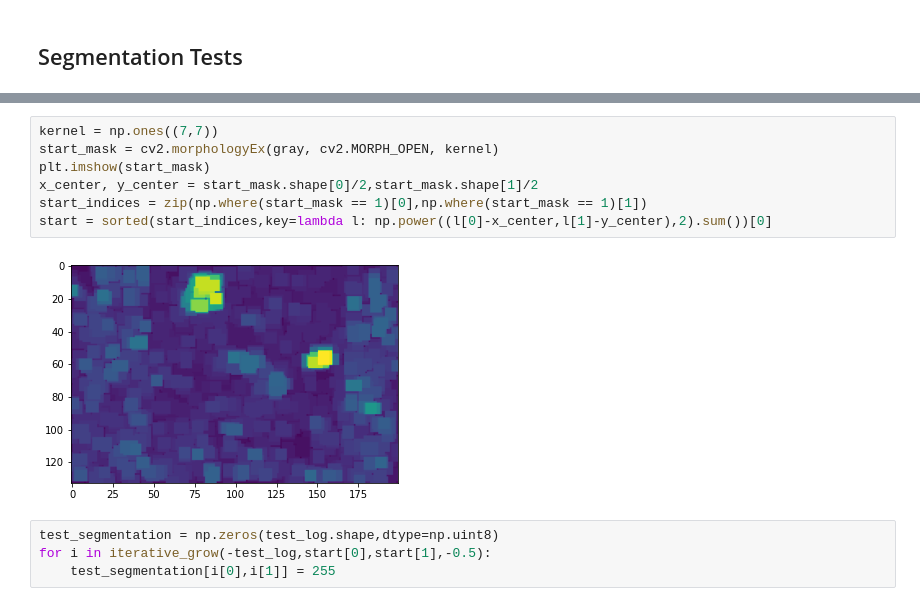
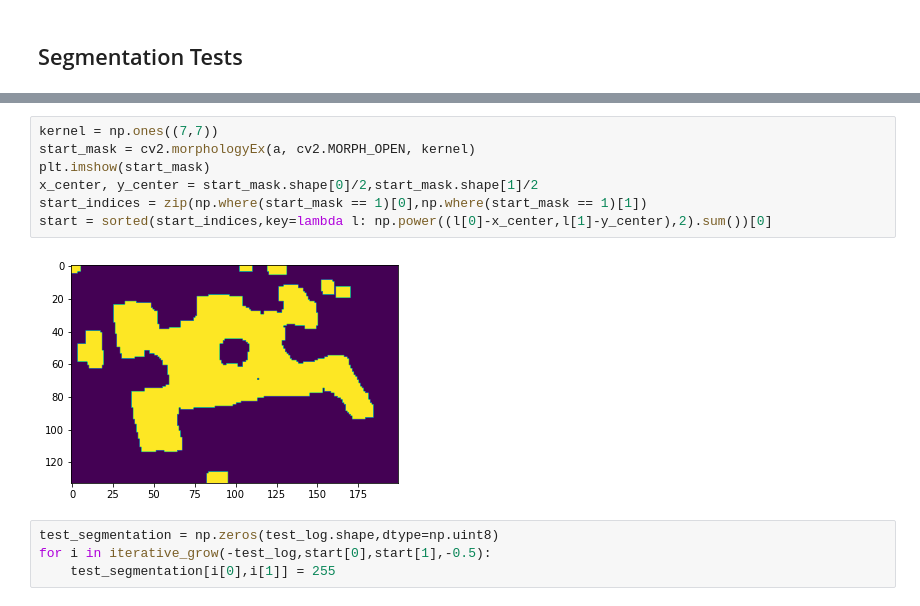
Before and after one commit to JerBaf/EE-451-labs, a Jupyter notebook: final_project/Jeremy_test.ipynb, the cells around one changed output, grey strips where cells are left out. Cells and saved outputs as stored; diff of their text form.

```diff
--- a/final_project/Jeremy_test.ipynb
+++ b/final_project/Jeremy_test.ipynb
@@ -121,12 +185,12 @@ plt.imshow(test_log)
 # %%
 kernel = np.ones((7,7))
-start_mask = cv2.morphologyEx(gray, cv2.MORPH_OPEN, kernel)
+start_mask = cv2.morphologyEx(a, cv2.MORPH_OPEN, kernel)
 plt.imshow(start_mask)
 x_center, y_center = start_mask.shape[0]/2,start_mask.shape[1]/2
 start_indices = zip(np.where(start_mask == 1)[0],np.where(start_mask == 1)[1])
 start = sorted(start_indices,key=lambda l: np.power((l[0]-x_center,l[1]-y_center),2).sum())[0]
 # %% [output]
-[figure, old version]
+[figure, new version]
 # %%
 test_segmentation = np.zeros(test_log.shape,dtype=np.uint8)
 for i in iterative_grow(-test_log,start[0],start[1],-0.5):
```
Also changed, not shown: parts of 36 cells of this notebook, 1 other file.
